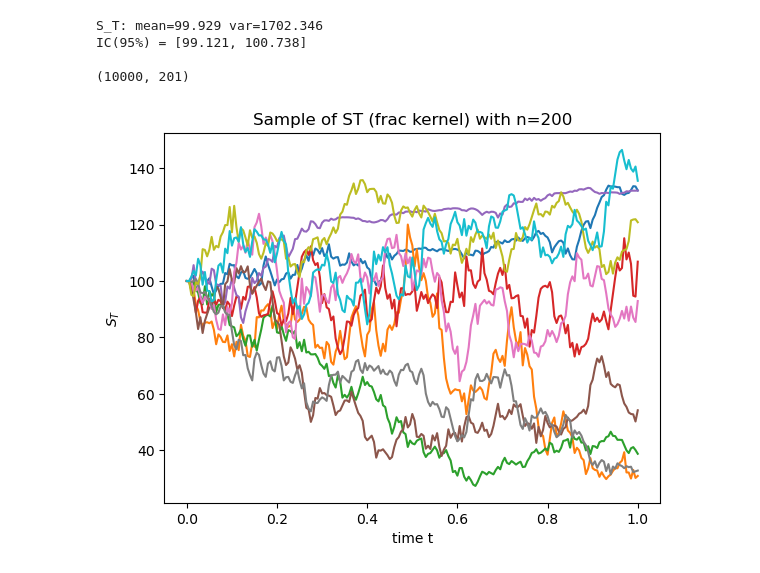
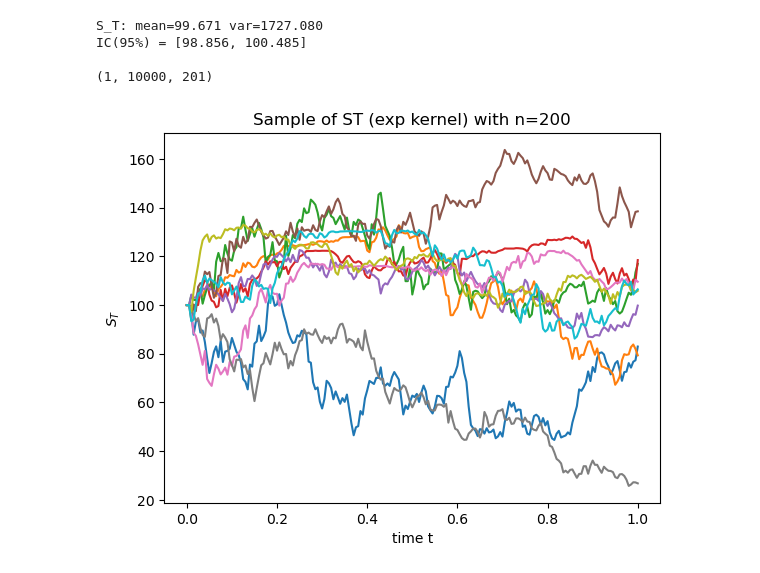
Before and after one commit to GearlessJohn/deep-pricing, a Jupyter notebook: src/simulation_Xt_V1.ipynb, the cells around one changed output. Saved outputs shown, nothing was run; the diff lists cells and outputs as text; code cells hidden in the pictures.

```diff
--- a/src/simulation_Xt_V1.ipynb
+++ b/src/simulation_Xt_V1.ipynb
@@ -348,19 +362,20 @@ IC(95%) = [99.033, 100.701]
 # %%
 T = 1
 times = np.linspace(0, T, n + 1)
-sample = sample_S_frac(rho=-0.8, T=T, pre=True)
+sample = sample_S_frac(rho=-0.8, T=[T], pre=True)
 print(sample.shape)
 fig = plt.figure()
 ax = fig.add_subplot(111)
-ax.plot(times, sample[:10].T, "-")
+
+ax.plot(times, sample[0][:10].T, "-")
 
 ax.set_xlabel("time t")
 ax.set_ylabel("${S_T}$")
-ax.set_title(f"Sample of ST (frac kernel) with n={n}")
+ax.set_title(f"Sample of ST (exp kernel) with n={n}")
 plt.show()
 # %% [output]
-S_T: mean=99.929 var=1702.346
-IC(95%) = [99.121, 100.738]
+S_T: mean=99.671 var=1727.080
+IC(95%) = [98.856, 100.485]
 
-(10000, 201)
+(1, 10000, 201)
-[figure, old version]
+[figure, new version]
```
Also changed, not shown: parts of 23 cells of this notebook, 1 other file.
